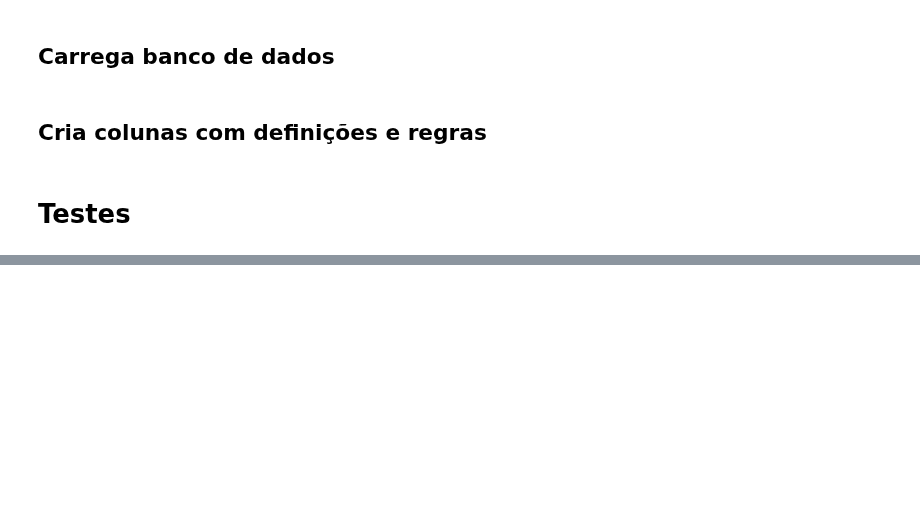
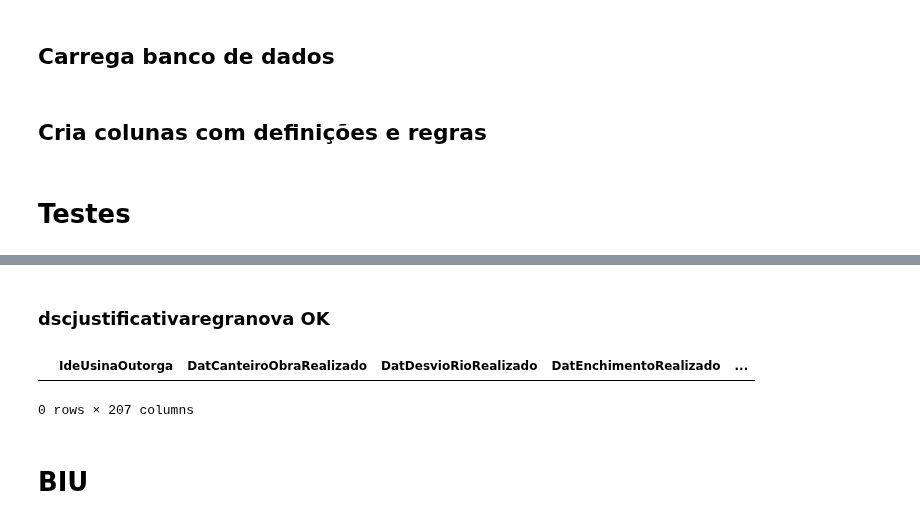
Before and after one commit to Vinicius667/Previsor, a Jupyter notebook: App/Previsor_teste3.ipynb, the cells around one changed output, grey strips where cells are left out. Drawn from its saved outputs; the diff is of its cells as text; code cells hidden in the pictures; blank space fills up the shorter version.

```diff
--- a/App/Previsor_teste3.ipynb
+++ b/App/Previsor_teste3.ipynb
@@ -609,0 +668,9 @@ df_ug['dscjustificativaregranova'] = np.select(list_condicoes,list_values)
+# %% [markdown]
+### dscjustificativaregranova OK
+# %%
+merge[merge.dscjustificativaregranova != merge.DscJustificativaRegranova]
+# %% [output]
+|  | IdeUsinaOutorga | DatCanteiroObraRealizado | DatDesvioRioRealizado | DatEnchimentoRealizado | ... |
+0 rows × 207 columns
+# %% [markdown]
+# BIU
```
Also changed, not shown: parts of 21 cells of this notebook.
